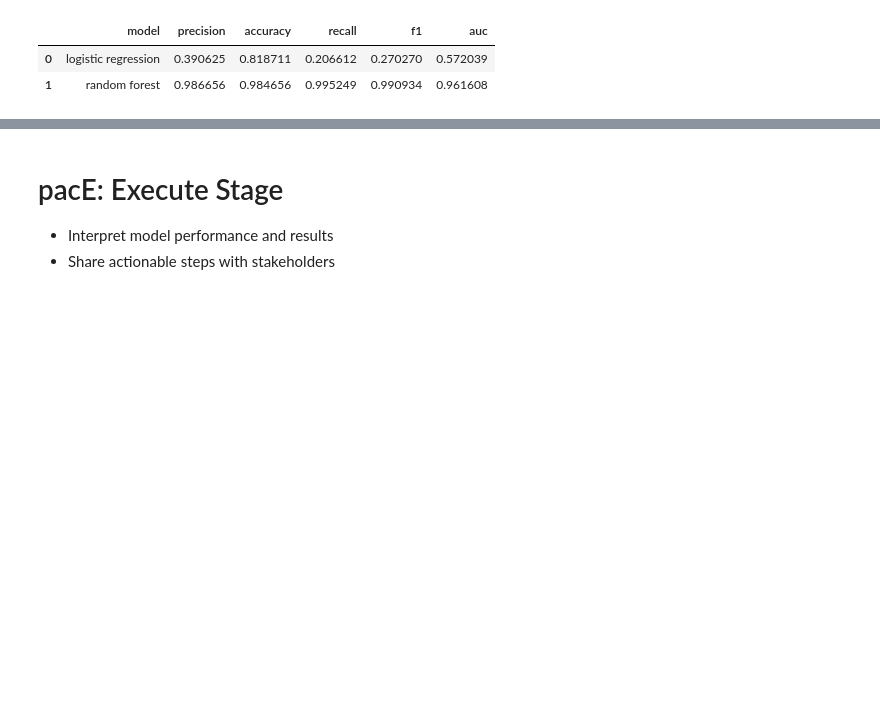
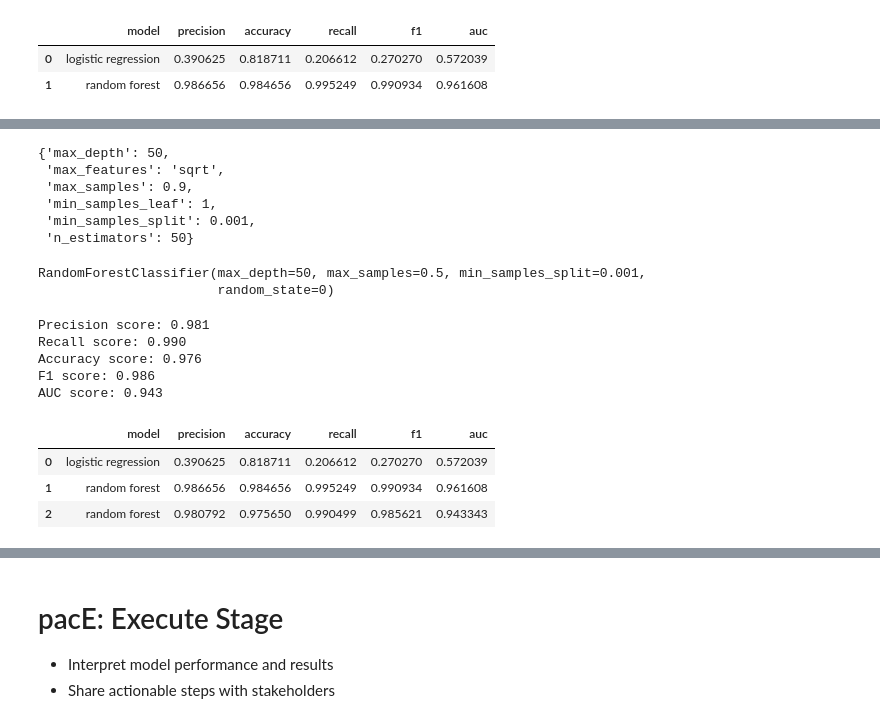
Before and after one commit to whitneylsmith/Predicting-Employee-Turnover, a Jupyter notebook: Activity_ Course 7 Salifort Motors project lab 12.10.23.ipynb, the cells around one changed output, grey strips where cells are left out. Cells and saved outputs as stored; diff of their text form; code cells hidden in the pictures; blank space fills up the shorter version.

```diff
--- a/Activity_ Course 7 Salifort Motors project lab 12.10.23.ipynb
+++ b/Activity_ Course 7 Salifort Motors project lab 12.10.23.ipynb
@@ -1251,0 +1369,10 @@ table
+# %%
+# Obtain optimal parameters.
+rf_val.best_params_
+# %% [output]
+{'max_depth': 50,
+ 'max_features': 'sqrt',
+ 'max_samples': 0.9,
+ 'min_samples_leaf': 1,
+ 'min_samples_split': 0.001,
+ 'n_estimators': 50}
@@ -1251,0 +1383,6 @@ table
+# %%
+# Fit the optimal model.
+rf_opt.fit(X_train, y_train)
+# %% [output]
+RandomForestClassifier(max_depth=50, max_samples=0.5, min_samples_split=0.001,
+                       random_state=0)
@@ -1251,0 +1392,36 @@ table
+# %%
+# Get precision, recall, accuracy, and F1 scores
+
+# Get precision score.
+pc_test = precision_score(y_test, y_pred, pos_label=0)
+print('Precision score: {pc:.3f}'.format(pc=pc_test))
+# Get recall score.
+rc_test = recall_score(y_test, y_pred, pos_label=0)
+print('Recall score: {rc:.3f}'.format(rc=rc_test))
+# Get accuracy score.
+ac_test = accuracy_score(y_test, y_pred)
+print('Accuracy score: {ac:.3f}'.format(ac=ac_test))
+# Get F1 score.
+f1_test = f1_score(y_test, y_pred, pos_label=0)
+print('F1 score: {f1:.3f}'.format(f1=f1_test))
+auc_test = roc_auc_score(y_test, y_pred)
+print('AUC score: {auc:.3f}'.format(auc=auc_test))
+# %% [output]
+Precision score: 0.981
+Recall score: 0.990
+Accuracy score: 0.976
+F1 score: 0.986
+AUC score: 0.943
+# %%
+table.loc[2] = ['random forest',
+                pc_test,
+                ac_test,
+                rc_test,
+                f1_test,
+                auc_test ]  # adding a row
+table
+# %% [output]
+|  | model | precision | accuracy | recall | f1 | auc |
+| 0 | logistic regression | 0.390625 | 0.818711 | 0.206612 | 0.270270 | 0.572039 |
+| 1 | random forest | 0.986656 | 0.984656 | 0.995249 | 0.990934 | 0.961608 |
+| 2 | random forest | 0.980792 | 0.975650 | 0.990499 | 0.985621 | 0.943343 |
```
Also changed, not shown: parts of 28 cells of this notebook.
